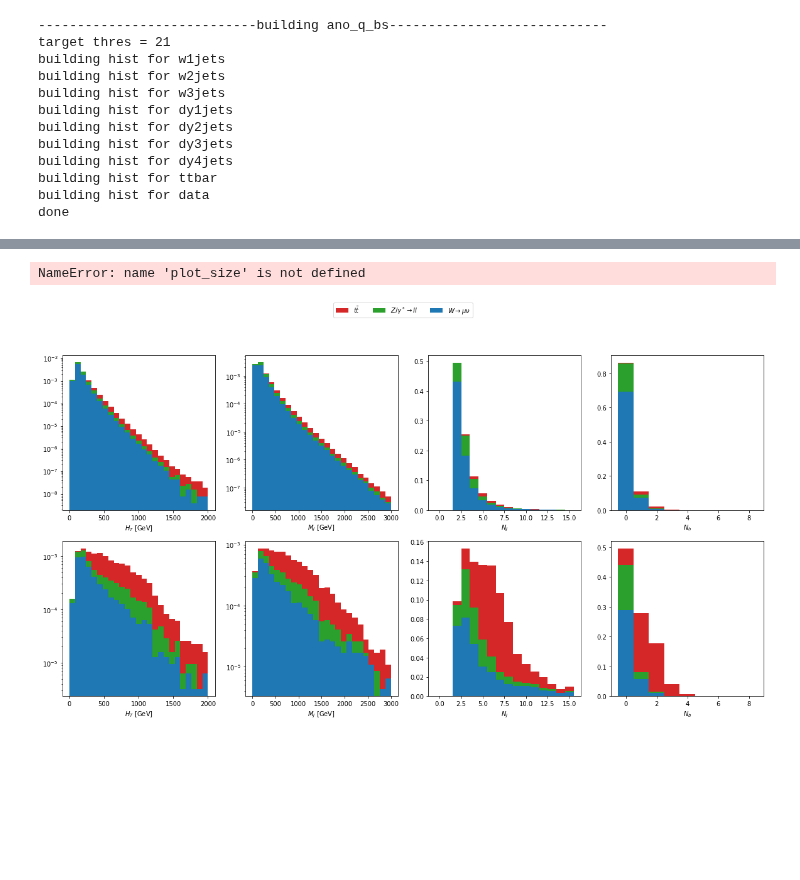
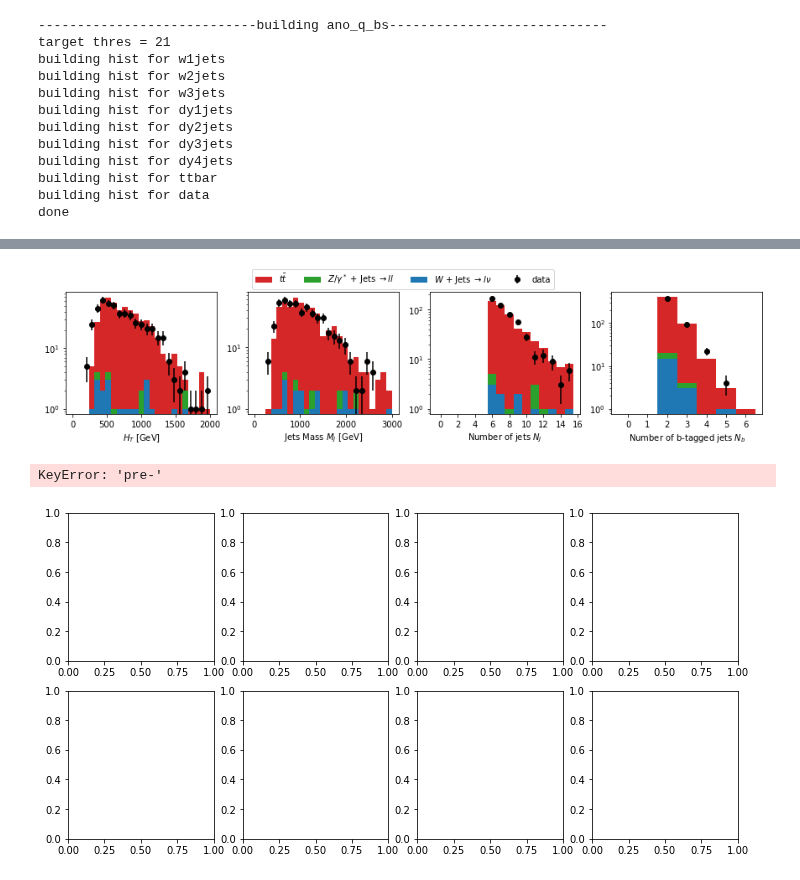
Before and after one commit to oliverkn/alad-for-lhc, a Jupyter notebook: top_rediscovery/plots_new.ipynb, the cells around one changed output, grey strips where cells are left out. Cells and saved outputs as stored; diff of their text form; code cells hidden in the pictures; blank space fills up the shorter version.

Commit message:
various improvements for ttbar plots

```diff
--- a/top_rediscovery/plots_new.ipynb
+++ b/top_rediscovery/plots_new.ipynb
@@ -639,9 +641,10 @@ plt.show()
 # %%
 fig, ax_arr = plt.subplots(1, 4, figsize=(4 * plot_size, plot_size))
 
-cut = 'pre-anoscore-pos'
+cut = 'pre-ano_q_bs-pos'
 for col, feature in enumerate(feature_list):
     ax = ax_arr[col]
+    f_setting = hist_settings[feature]
 
     # plot background stacked
     x_list = []
@@ -650,7 +653,7 @@ for col, feature in enumerate(feature_list):
     color_list = []
     label_list = []
 
-    for proc in background_plot_list:
+    for proc in ['W', 'DY', 'ttbar']:
         hist = hist_cut_proc_dict[cut][proc]
         bin_edges = hist[feature].bin_edges
         x_list.append(hist[feature].bin_edges[:-1])
@@ -659,77 +662,74 @@ for col, feature in enumerate(feature_list):
         label_list.append(label_dict[proc])
 
     ax.hist(x_list, bin_edges, weights=weights_list,
-            stacked=True, histtype='stepfilled', color=color_list, label=label_list, density=True)
+            stacked=True, histtype='stepfilled', color=color_list, label=label_list)#, density=True)
 
     hist_data_f = hist_cut_proc_dict[cut]['data'][feature]
     bin_edges = hist_data_f.bin_edges
+    bin_centers = (bin_edges[:-1]+bin_edges[1:])/2
     bin_content = hist_data_f.bin_content
-    ax.hist(bin_edges[:-1], bin_edges, weights=bin_content, histtype='step', color='b', label='data a', density=True)
 
+    ax.errorbar(bin_centers, bin_content, yerr=np.sqrt(bin_content),
+                fmt='o', color='black', label='data')
 
     # axis settings
     if all_lin is False:
         ax.set_yscale(f_setting['yscale'])
+    if f_setting['int']:
+        ax.xaxis.set_major_locator(MaxNLocator(integer=True))
+    ax.set_xlabel(f_setting['symbol'])
+    # ax.set_ylabel('Number of events')
+    # ax.set_title('$\int L = 4429pb^-1$ (8TeV)')
+    ax.set_yscale('log')
 
-    ax.set_xlabel(f_setting['symbol'])
+handles, labels = ax_arr[0].get_legend_handles_labels()
+fig.legend(handles, labels, loc = 'upper center', ncol=4)
 
+plt.tight_layout(pad=0.4, w_pad=0.5, h_pad=1.0, rect=(0,0,1,0.88))
+plt.savefig('figures/post_tt.pdf')
 plt.show()
 # %% [output]
-NameError: name 'plot_size' is not defined
+[figure, added]
-# %%
-feature_list = ['HT', 'mass_jet', 'n_jet', 'n_bjet']
-background_plot_list = ['W', 'DY', 'ttbar']
-
-plot_size = 5
-
-color_dict = {}
-color_dict['W']='tab:blue'
-color_dict['DY']='tab:green'
-color_dict['ttbar']='tab:red'
-color_dict['data']='tab:purple'
-
-label_dict = {}
-label_dict['W'] = r'$W \rightarrow \mu\nu$'
-label_dict['DY'] = r'$Z/\gamma^* \rightarrow ll$'
-label_dict['ttbar'] = r'$t\bar{t}$'
-
-all_lin = False
-
-n_features = len(feature_list)
 # %%
 fig, ax_arr = plt.subplots(2, n_features, figsize=(n_features * plot_size, 2 * plot_size))
 
 for col, feature in enumerate(feature_list):
     f_setting = hist_settings[feature]
     for row, cut in enumerate(['pre-', 'pre-anoscore']):
         ax = ax_arr[row, col]
 
         # plot background stacked
         x_list = []
         bin_edges = None
         weights_list = []
         color_list = []
         label_list = []
-        for proc in background_plot_list:
+        for proc in ['W', 'DY', 'ttbar']:
             hist = hist_cut_proc_dict[cut][proc]
             bin_edges = hist[feature].bin_edges
             x_list.append(hist[feature].bin_edges[:-1])
             weights_list.append(hist[feature].bin_content)
             color_list.append(color_dict[proc])
             label_list.append(label_dict[proc])
 
         ax.hist(x_list, bin_edges, weights=weights_list,
-                stacked=True, histtype='stepfilled', color=color_list, label=label_list, density=True)
+                stacked=True, histtype='stepfilled', color=color_list, label=label_list)#, density=True)
 
         # axis settings
         ax.set_xlabel(f_setting['symbol'])
+
+        if f_setting['int']:
+            ax.xaxis.set_major_locator(MaxNLocator(integer=True))
+
         if all_lin is False:
             ax.set_yscale(f_setting['yscale'])
-
+        ax.set_yscale('log')
 handles, labels = ax_arr[0,0].get_legend_handles_labels()
 fig.legend(handles, labels, loc = 'upper center', ncol=4)
 
-plt.savefig('figures/mc.pdf')
+plt.tight_layout(pad=0.4, w_pad=0.5, h_pad=1.0, rect=(0,0,1,0.93))
+plt.savefig('figures/mc_b_tt.pdf')
 plt.show()
 # %% [output]
+KeyError: 'pre-'
-[figure, old version]
+[figure, new version]
```
Also changed, not shown: parts of 16 cells of this notebook, 18 other files.
